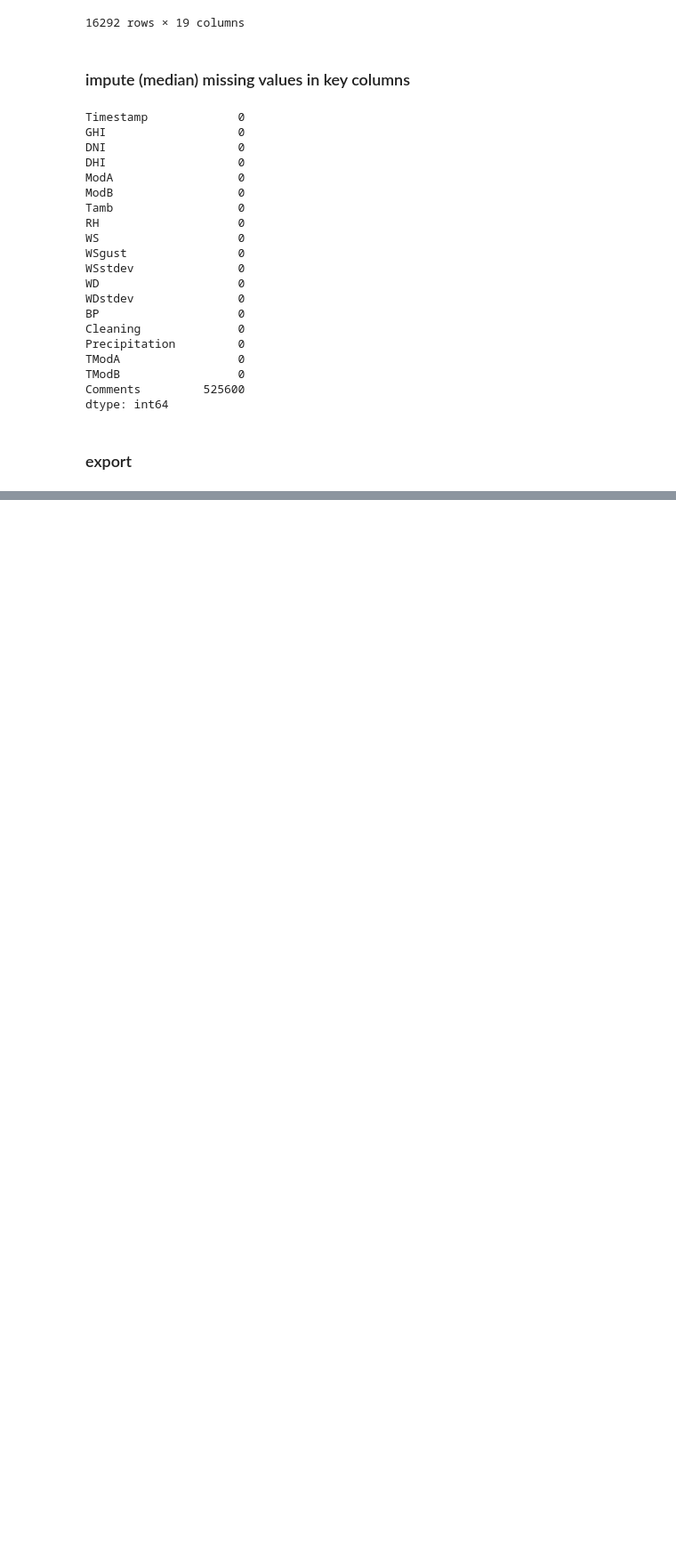
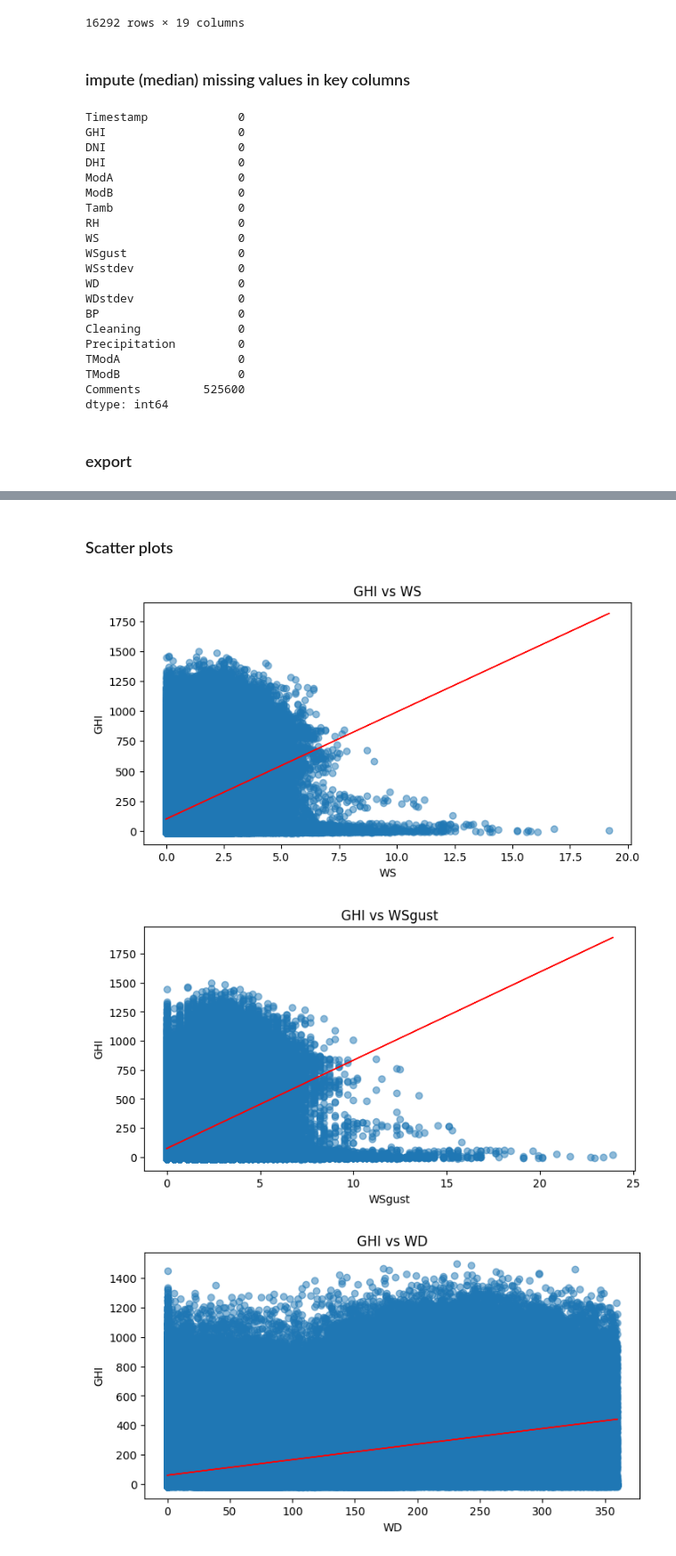
Before and after one commit to dawit-hopes/solar-challenge-week1, a Jupyter notebook: notebooks/eda-sierraleone-bumbuna.ipynb, the cells around one changed output, grey strips where cells are left out. Shown at 89% size. Saved outputs shown, nothing was run; the diff lists cells and outputs as text; code cells hidden in the pictures; blank space fills up the shorter version.

```diff
--- a/notebooks/eda-sierraleone-bumbuna.ipynb
+++ b/notebooks/eda-sierraleone-bumbuna.ipynb
@@ -157,0 +160,13 @@ df.to_csv("../data/sierraleone-bumbuna_clean.csv")
+# %%
+cols = ['GHI', 'DNI', 'DHI', 'Tamb']
+plt.figure(figsize=(10,5))
+for col in cols:
+    plt.plot(df['Timestamp'], df[col], label=col)
+
+
+plt.xlabel("Timestamp")
+plt.ylabel("Values")
+plt.title("GHI, DNI, DHI, Tamb vs Timestamp")
+plt.legend()
+plt.grid(True)
+plt.show()
@@ -157,0 +198,27 @@ df.to_csv("../data/sierraleone-bumbuna_clean.csv")
+# %% [markdown]
+### Scatter plots
+# %%
+def plot(xcol, ycol):
+        plt.figure(figsize=(8,4))
+        plt.scatter(df[xcol], df[ycol], alpha=0.5)
+        m, b = np.polyfit(df[xcol], df[ycol], 1)
+        plt.plot(df[xcol], m*df[xcol] + b, color='red', linewidth=1)
+        plt.xlabel(xcol)
+        plt.ylabel(ycol)
+        plt.title(f"{ycol} vs {xcol}")
+        plt.show()
+
+def pltscatter():
+    cols = ['WS', 'WSgust','WD', 'RH']
+
+    for col in cols:
+        plot(col, "GHI")
+
+    plot("RH", "Tamb")
+
+
+pltscatter()
+# %% [output]
+[figure, added]
+[figure, added]
+[figure, added]
```
Also changed, not shown: parts of 18 cells of this notebook, 1 other file.
